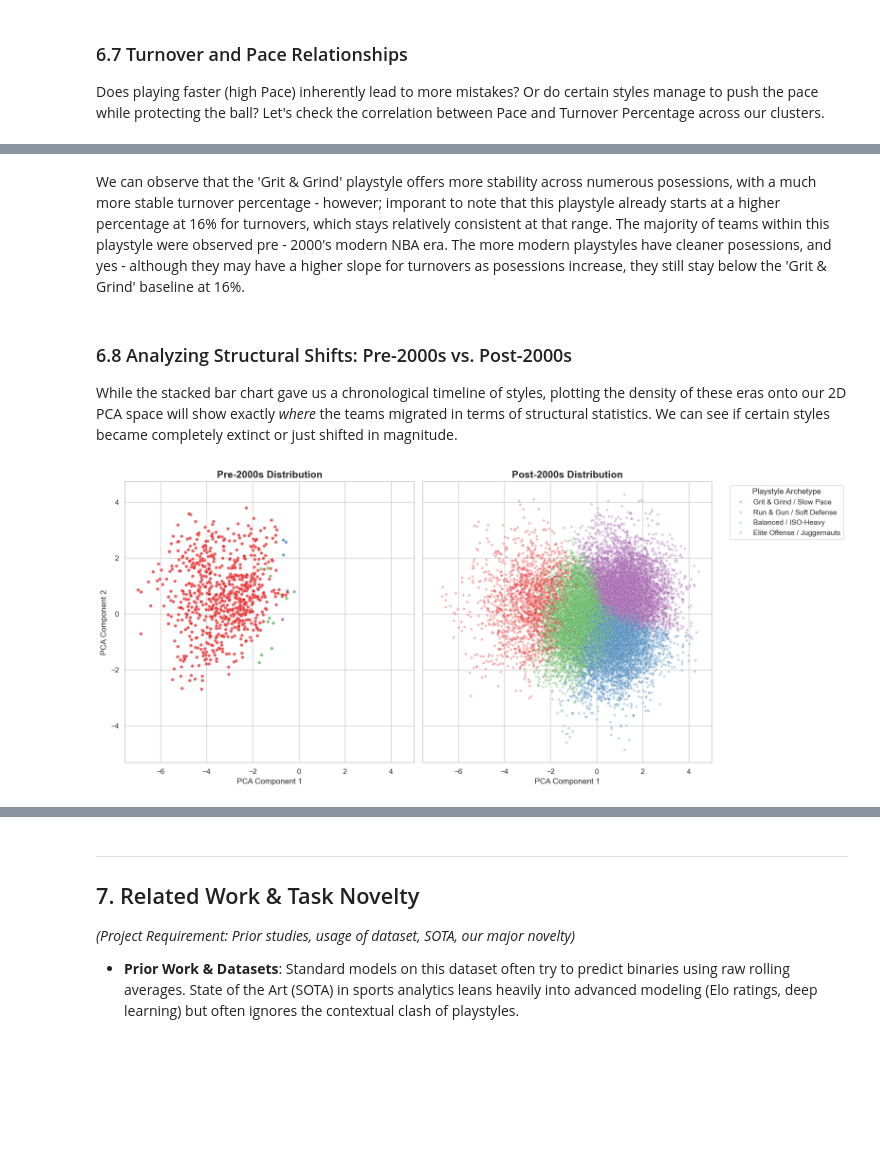
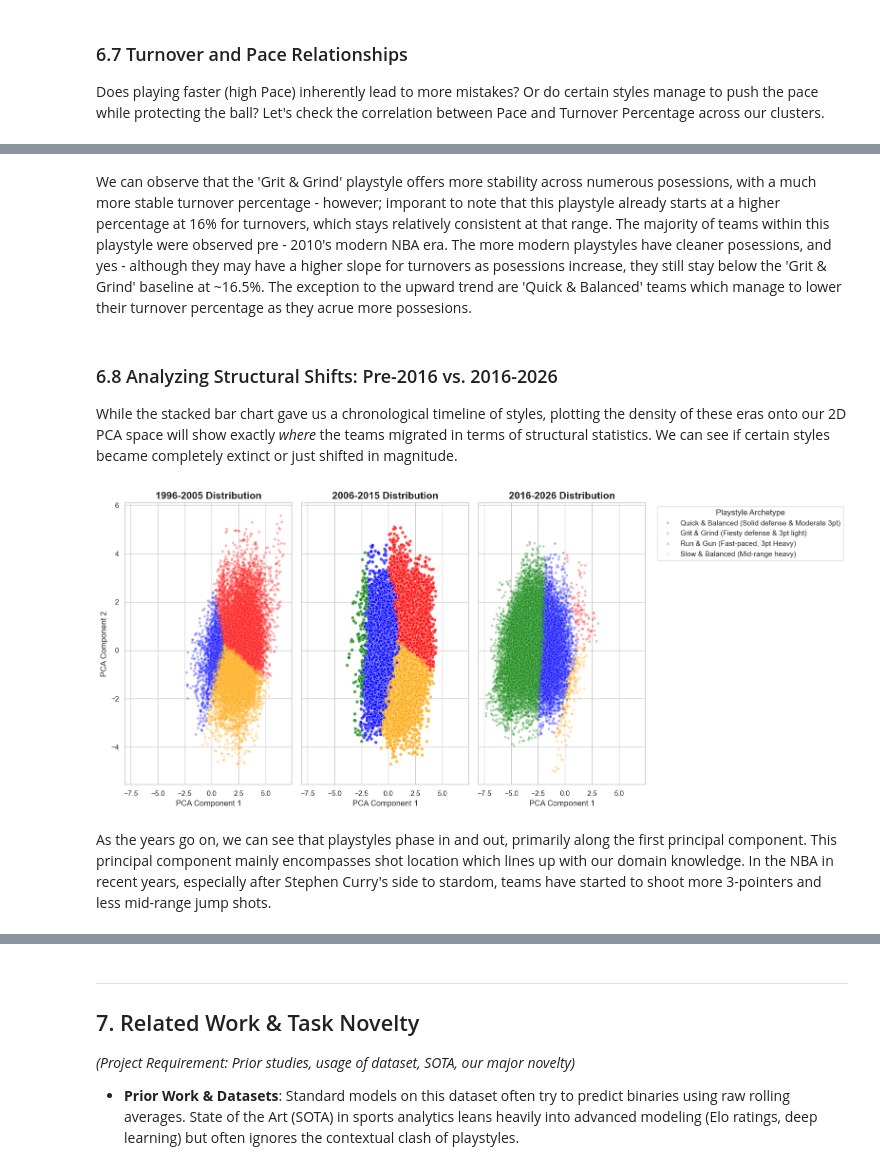
Before and after one commit to RaghavDewangan/dsc_148_final, a Jupyter notebook: NBA_Style_Matchup.ipynb, the cells around one changed output, grey strips where cells are left out. Cells and saved outputs as stored; diff of their text form; code cells hidden in the pictures; blank space fills up the shorter version.

```diff
--- a/NBA_Style_Matchup.ipynb
+++ b/NBA_Style_Matchup.ipynb
@@ -104,9 +122,13 @@ First, we need to scale the data, as K-Means relies on distance metrics.
 from sklearn.preprocessing import StandardScaler
 from sklearn.cluster import KMeans
 
+rolling_col_names_no_ratings = rolling_col_names
+rolling_col_names_no_ratings.remove('offensiveRating_rolling_10')
+rolling_col_names_no_ratings.remove('defensiveRating_rolling_10')
+
 # 1. Scale the rolling features
 scaler = StandardScaler()
-scaled_features = scaler.fit_transform(nba_team_stats_df[rolling_col_names])
+scaled_features = scaler.fit_transform(nba_team_stats_df[rolling_col_names_no_ratings])
 
 # 2. Determine Optimal K Using the Elbow Method
 sse = []
@@ -130,6 +152,6 @@ kmeans = KMeans(n_clusters=k, random_state=42, n_init=10)
 nba_team_stats_df['playstyle_cluster'] = kmeans.fit_predict(scaled_features)
 
 # Let's inspect the average stats of each cluster to manually label them
-cluster_analysis = nba_team_stats_df.groupby('playstyle_cluster')[rolling_col_names].mean()
+cluster_analysis = nba_team_stats_df.groupby('playstyle_cluster')[rolling_col_names_no_ratings].mean()
 cluster_analysis
 # %% [output]
@@ -197,10 +219,10 @@ Final Model Dataset Shape: (9228, 23) games ready for training.
 # 6.1 Mapping Clusters to Human-Readable Playstyles
 # Based on the results in Section 4, we define our styles:
 style_mapping = {
-    0: "Run & Gun / Soft Defense",
-    1: "Balanced / ISO-Heavy",
-    2: "Grit & Grind / Slow Pace",
-    3: "Elite Offense / Juggernauts"
+    0: "Quick & Balanced (Solid defense & Moderate 3pt)",
+    1: "Grit & Grind (Fiesty defense & 3pt light)",
+    2: "Run & Gun (Fast-paced, 3pt Heavy)",
+    3: "Slow & Balanced (Mid-range heavy)"
 }
 
 nba_team_stats_df['playstyle_name'] = nba_team_stats_df['playstyle_cluster'].map(style_mapping)
@@ -421,38 +482,67 @@ plt.show()
 # %% [markdown]
-We can observe that the 'Grit & Grind' playstyle offers more stability across numerous posessions, with a much more stable turnover percentage - however; imporant to note that this playstyle already starts at a higher percentage at 16% for turnovers, which stays relatively consistent at that range. The majority of teams within this playstyle were observed pre - 2000's modern NBA era. The more modern playstyles have cleaner posessions, and yes - although they may have a higher slope for turnovers as posessions increase, they still stay below the 'Grit & Grind' baseline at 16%.
+We can observe that the 'Grit & Grind' playstyle offers more stability across numerous posessions, with a much more stable turnover percentage - however; imporant to note that this playstyle already starts at a higher percentage at 16% for turnovers, which stays relatively consistent at that range. The majority of teams within this playstyle were observed pre - 2010's modern NBA era. The more modern playstyles have cleaner posessions, and yes - although they may have a higher slope for turnovers as posessions increase, they still stay below the 'Grit & Grind' baseline at ~16.5%. The exception to the upward trend are 'Quick & Balanced' teams which manage to lower their turnover percentage as they acrue more possesions.
 # %% [markdown]
-### 6.8 Analyzing Structural Shifts: Pre-2000s vs. Post-2000s
+### 6.8 Analyzing Structural Shifts: Pre-2016 vs. 2016-2026
 While the stacked bar chart gave us a chronological timeline of styles, plotting the density of these eras onto our 2D PCA space will show exactly *where* the teams migrated in terms of structural statistics. We can see if certain styles became completely extinct or just shifted in magnitude.
 # %%
 # Split the dataset into two distinct eras
-df_pre2000 = nba_team_stats_df[nba_team_stats_df['Year'] < 2000]
-df_post2000 = nba_team_stats_df[nba_team_stats_df['Year'] >= 2000]
+df_pre2006 = nba_team_stats_df[nba_team_stats_df['Year'] < 2006]
+df_06_to_15 = nba_team_stats_df[(nba_team_stats_df['Year'] < 2016) & (nba_team_stats_df['Year'] >= 2006)]
+df_post2016 = nba_team_stats_df[nba_team_stats_df['Year'] >= 2016]
 
 # Set up the matplotlib figure with two side-by-side subplots
-fig, axes = plt.subplots(1, 2, figsize=(16, 7), sharex=True, sharey=True)
+fig, axes = plt.subplots(1, 3, figsize=(16, 7), sharex=True, sharey=True)
 
-# Plot Pre-2000s
+styles = [
+    "Quick & Balanced (Solid defense & Moderate 3pt)",
+    "Grit & Grind (Fiesty defense & 3pt light)",
+    "Run & Gun (Fast-paced, 3pt Heavy)",
+    "Slow & Balanced (Mid-range heavy)"
+]
+palette = {
+    "Quick & Balanced (Solid defense & Moderate 3pt)": 'blue',
+    "Grit & Grind (Fiesty defense & 3pt light)": 'red',
+    "Run & Gun (Fast-paced, 3pt Heavy)": 'green',
+    "Slow & Balanced (Mid-range heavy)": 'orange'
+}
+# Plot Pre-2006
 sns.scatterplot(
-    ax=axes[0], data=df_pre2000,
+    ax=axes[0], data=df_pre2006,
     x='pca1', y='pca2', hue='playstyle_name',
-    palette='Set1', alpha=0.7, s=25, legend=False
+    palette=palette, hue_order= styles, alpha=0.3, s=15, legend=False  # Lower alpha and size due to more density
 )
-axes[0].set_title("Pre-2000s Distribution", fontsize=15, fontweight='bold')
+axes[0].set_title("1996-2005 Distribution", fontsize=15, fontweight='bold')
 axes[0].set_xlabel('PCA Component 1', fontsize=12)
 axes[0].set_ylabel('PCA Component 2', fontsize=12)
 
-# Plot Post-2000s
+
+# Plot 2006-2015
 sns.scatterplot(
-    ax=axes[1], data=df_post2000,
+    ax=axes[1], data=df_06_to_15,
     x='pca1', y='pca2', hue='playstyle_name',
-    palette='Set1', alpha=0.3, s=15  # Lower alpha and size due to more density
+    palette=palette, hue_order=styles, alpha=0.7, s=25, legend=False
 )
-axes[1].set_title("Post-2000s Distribution", fontsize=15, fontweight='bold')
+axes[1].set_title("2006-2015 Distribution", fontsize=15, fontweight='bold')
 axes[1].set_xlabel('PCA Component 1', fontsize=12)
+
+# Plot Post-2016
+sns.scatterplot(
+    ax=axes[2], data=df_post2016,
+    x='pca1', y='pca2', hue='playstyle_name',
+    palette=palette, hue_order= styles, alpha=0.3, s=15  # Lower alpha and size due to more density
+)
+axes[2].set_title("2016-2026 Distribution", fontsize=15, fontweight='bold')
+axes[2].set_xlabel('PCA Component 1', fontsize=12)
+
+
+
+
 
 # Unify the legend outside of the plots
 plt.legend(title='Playstyle Archetype', bbox_to_anchor=(1.05, 1), loc='upper left', frameon=True)
 plt.tight_layout()
 plt.show()
 # %% [output]
-[figure, old version]
+[figure, new version]
+# %% [markdown]
+As the years go on, we can see that playstyles phase in and out, primarily along the first principal component. This principal component mainly encompasses shot location which lines up with our domain knowledge. In the NBA in recent years, especially after Stephen Curry's side to stardom, teams have started to shoot more 3-pointers and less mid-range jump shots.
```
Also changed, not shown: parts of 19 cells of this notebook.
